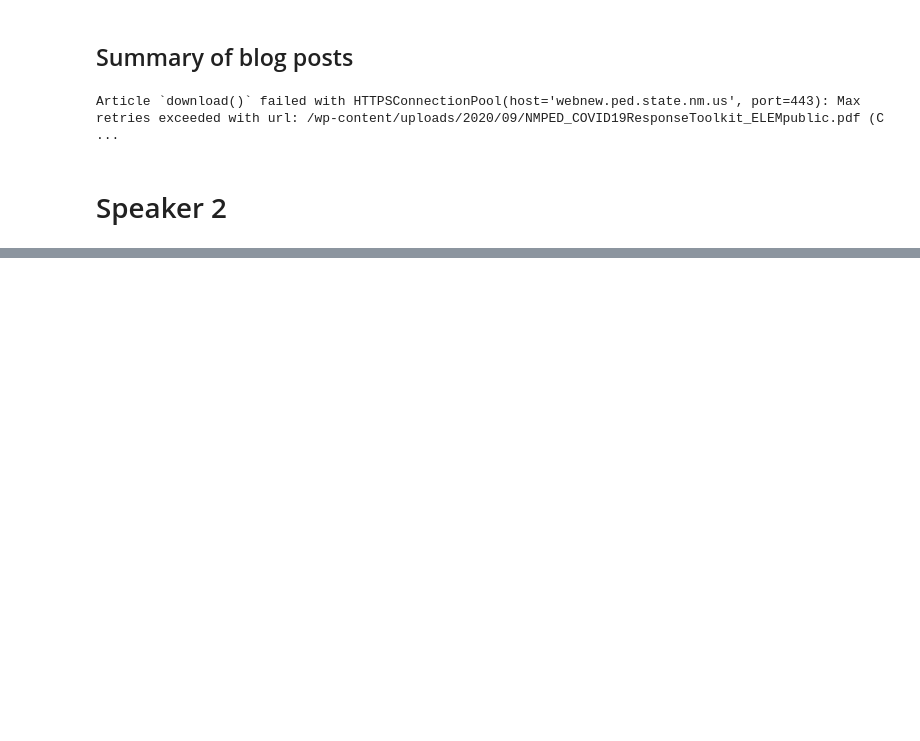
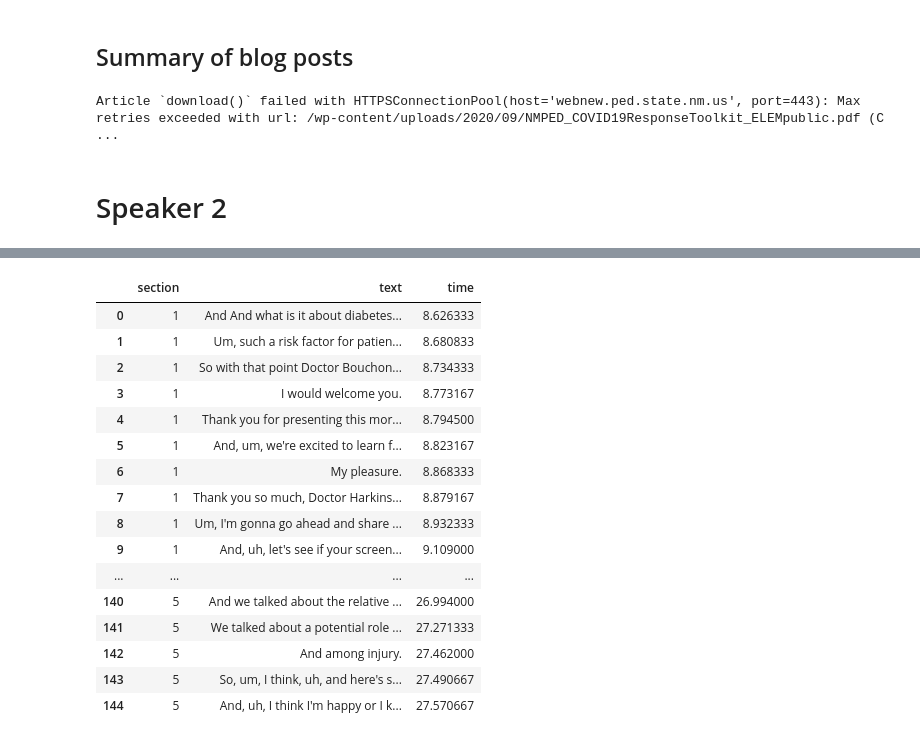
Before and after one commit to arivargasb/ProjectECHO, a Jupyter notebook: notebooks/ECHO video analysis by section_criticalCare.ipynb, the cells around one changed output, grey strips where cells are left out. Saved outputs shown, nothing was run; the diff lists cells and outputs as text; code cells hidden in the pictures; blank space fills up the shorter version.

```diff
--- a/notebooks/ECHO video analysis by section_criticalCare.ipynb
+++ b/notebooks/ECHO video analysis by section_criticalCare.ipynb
@@ -927,0 +753,6 @@ Article `download()` failed with HTTPSConnectionPool(host='webnew.ped.state.nm.u
+# %%
+# convert dataframe to list
+temp = df.values.tolist()
+
+# for i in temp:
+#     print(i[1])
@@ -927,0 +766,10 @@ Article `download()` failed with HTTPSConnectionPool(host='webnew.ped.state.nm.u
+# %%
+text=[]
+time=[]
+for i in temp:
+    text.append(i[0])
+    time.append(i[1])
+# %%
+# sanity check
+for i in range(10):
+    print(text[i] + ' Starting time: ' + str(time[i]))
@@ -927,0 +860,23 @@ Article `download()` failed with HTTPSConnectionPool(host='webnew.ped.state.nm.u
+# %%
+lists = list(zip(section, text, time))
+df = pd.DataFrame(lists, columns = ['section', 'text', 'time'])
+# %%
+df
+# %% [output]
+|  | section | text | time |
+| 0 | 1 | And And what is it about diabetes... | 8.626333 |
+| 1 | 1 | Um, such a risk factor for patien... | 8.680833 |
+| 2 | 1 | So with that point Doctor Bouchon... | 8.734333 |
+| 3 | 1 | I would welcome you. | 8.773167 |
+| 4 | 1 | Thank you for presenting this mor... | 8.794500 |
+| 5 | 1 | And, um, we're excited to learn f... | 8.823167 |
+| 6 | 1 | My pleasure. | 8.868333 |
+| 7 | 1 | Thank you so much, Doctor Harkins... | 8.879167 |
+| 8 | 1 | Um, I'm gonna go ahead and share ... | 8.932333 |
+| 9 | 1 | And, uh, let's see if your screen... | 9.109000 |
+| ... | ... | ... | ... |
+| 140 | 5 | And we talked about the relative ... | 26.994000 |
+| 141 | 5 | We talked about a potential role ... | 27.271333 |
+| 142 | 5 | And among injury. | 27.462000 |
+| 143 | 5 | So, um, I think, uh, and here's s... | 27.490667 |
+| 144 | 5 | And, uh, I think I'm happy or I k... | 27.570667 |
```
Also changed, not shown: parts of 67 cells of this notebook, 10 other files.
